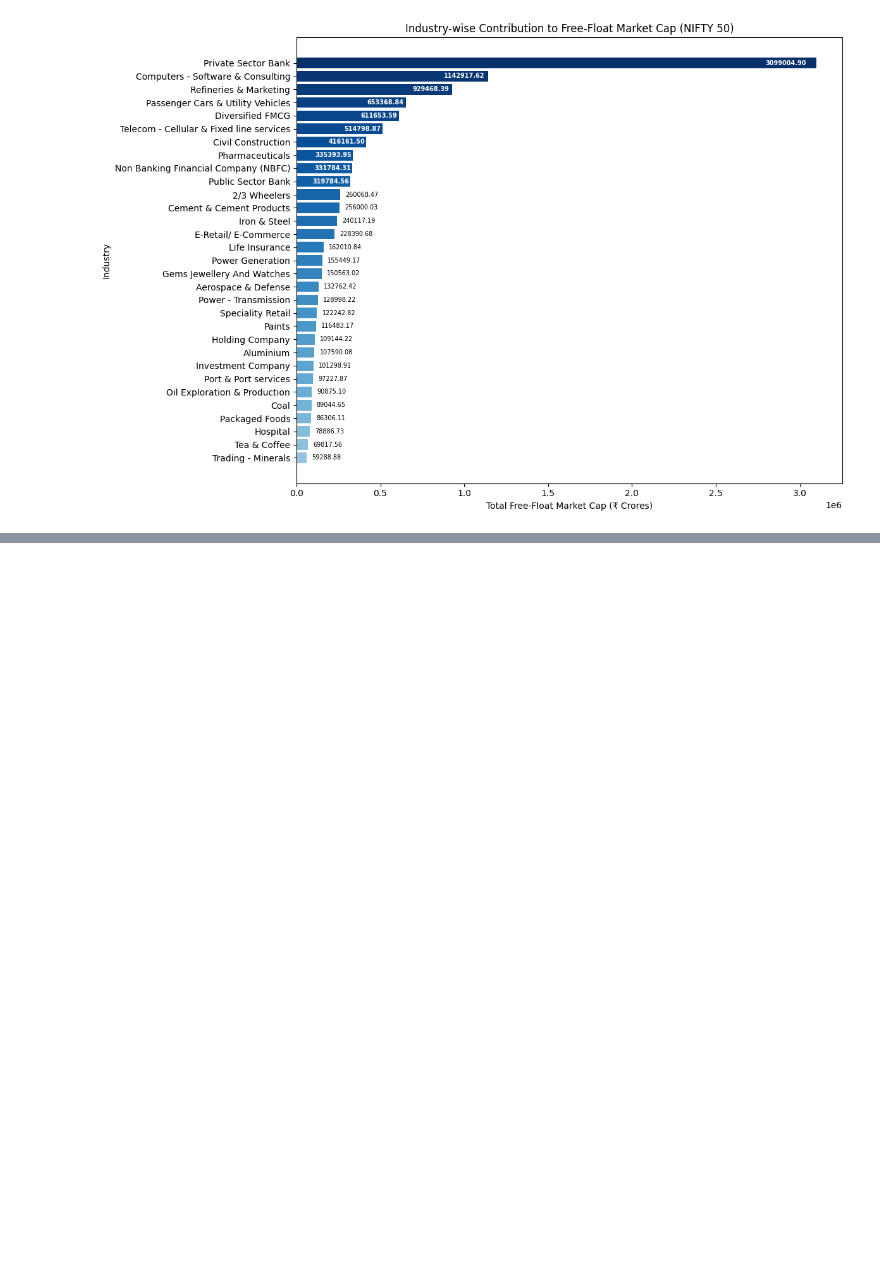
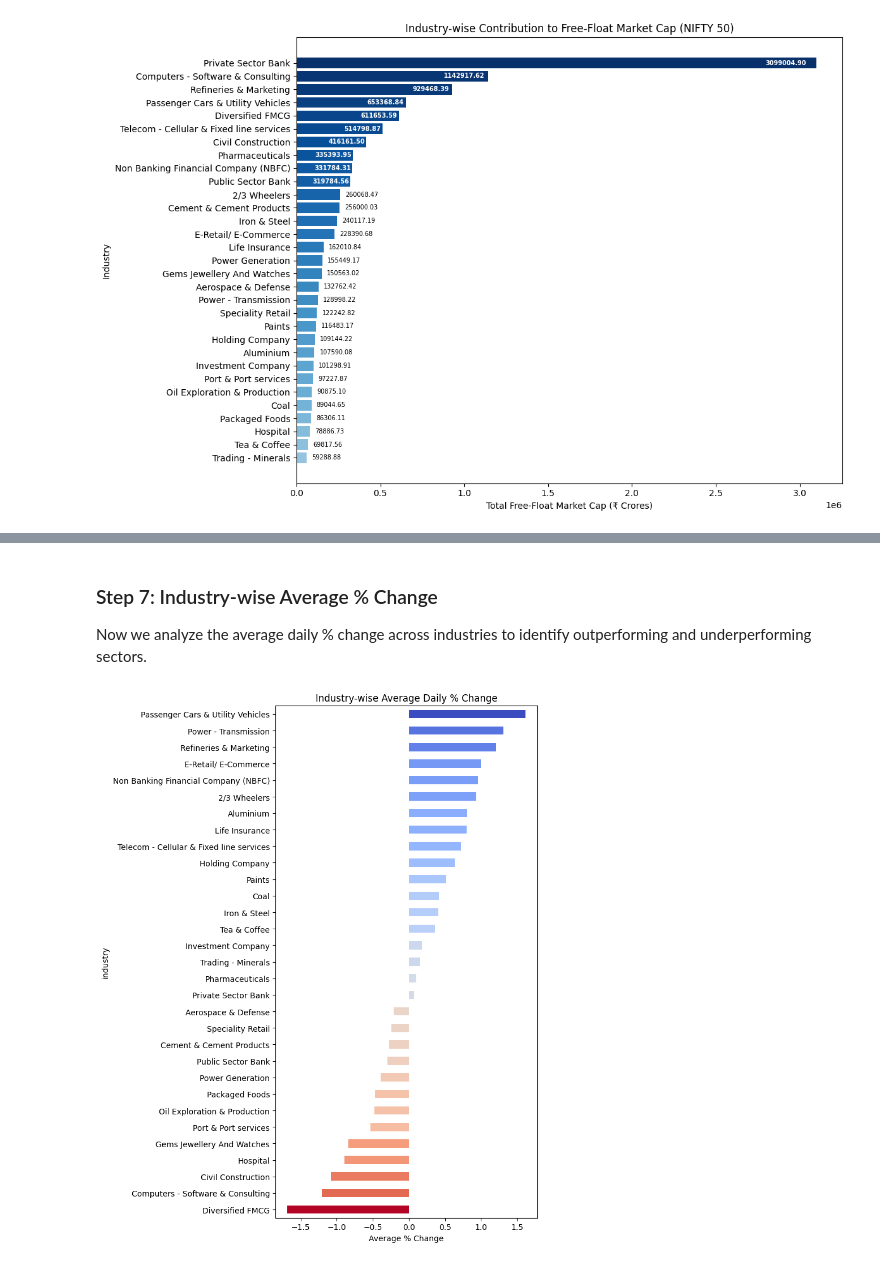
Before and after one commit to Aditya-Paul-2003/ind_stock_analysis, a Jupyter notebook: notebooks/plot_stock_summary.ipynb, the cells around one changed output, grey strips where cells are left out. Cells and saved outputs as stored; diff of their text form; code cells hidden in the pictures; blank space fills up the shorter version.

```diff
--- a/notebooks/plot_stock_summary.ipynb
+++ b/notebooks/plot_stock_summary.ipynb
@@ -179,0 +252,16 @@ plt.show()
+# %% [markdown]
+### Step 7: Industry-wise Average % Change
+Now we analyze the average daily % change across industries to identify outperforming and underperforming sectors.
+# %%
+merged = df.merge(df_meta[["symbol","industry"]], on="symbol", how="left")
+industry_change = merged.groupby("industry")["perc_change"].mean().sort_values()
+
+plt.figure(figsize=(8,10))
+industry_change.plot(kind="barh", color=plt.cm.coolwarm_r((industry_change - industry_change.min()) /
+                                                      (industry_change.max()-industry_change.min())))
+plt.xlabel("Average % Change")
+plt.title("Industry-wise Average Daily % Change")
+plt.tight_layout()
+plt.show()
+# %% [output]
+[figure, added]
```
Also changed, not shown: parts of 18 cells of this notebook.
